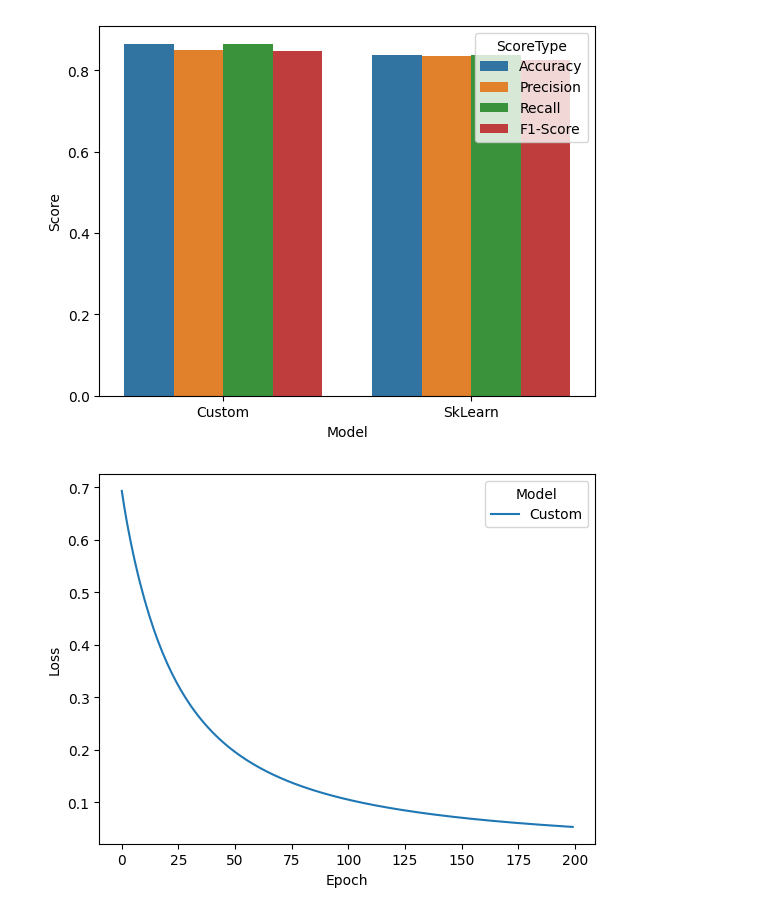
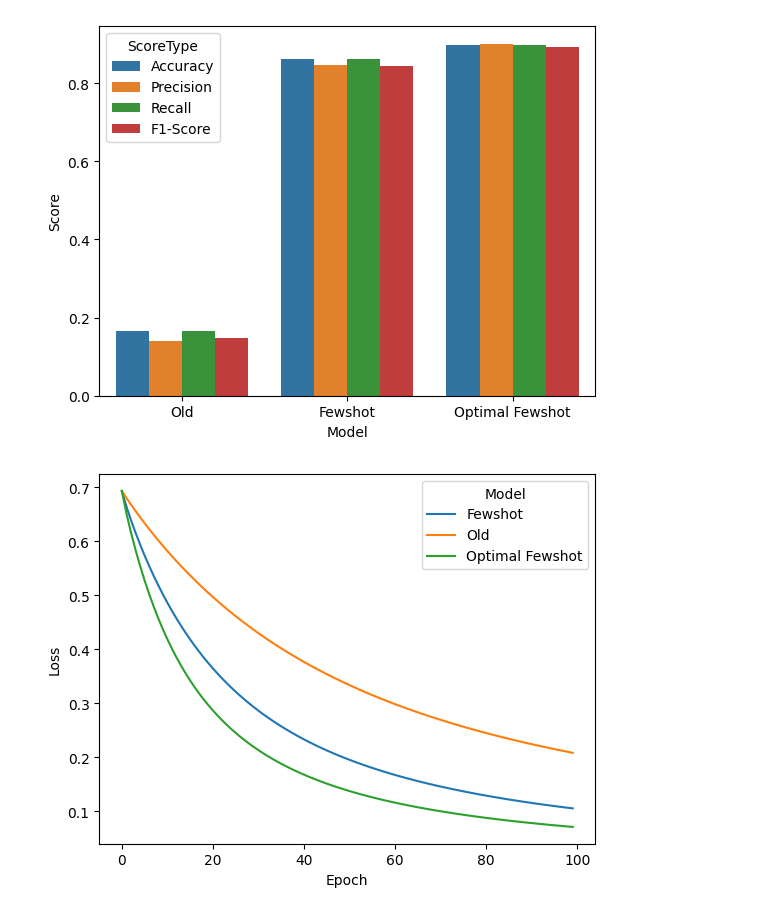
Before and after one commit to Twashi1/cw_machine_learning, a Jupyter notebook: custom_model.ipynb, the cells around one changed output. Cells and saved outputs as stored; diff of their text form; code cells hidden in the pictures.

```diff
--- a/custom_model.ipynb
+++ b/custom_model.ipynb
@@ -387,13 +362,12 @@ def compare_stats(var_name : str, var : list, stats : list, do_line_plot : bool
 
     long_df = df.melt(var_name, var_name="ScoreType", value_name="Score")
 
-    fig, ax = plt.subplots()
+    sns.barplot(long_df, x=var_name, y="Score", hue="ScoreType")
+    plt.show()
 
-    sns.barplot(long_df, x=var_name, y="Score", hue="ScoreType", ax=ax)
     if do_line_plot:
-        ax2 = ax.twinx()
-        sns.lineplot(long_df, x=var_name, y="Score", hue="ScoreType", ax=ax2)
-    plt.show()
+        sns.lineplot(long_df, x=var_name, y="Score", hue="ScoreType")
+        plt.show()
 
 def compare_loss_graph(var_name : str, var : list[str], losses : list) -> None:
     vars = []
@@ -814,9 +786,10 @@ compare_stats("Model", ["Custom", "SkLearn"], [
 #   2. allow for faster training considering the vast number of classes
 #   3. make it easier to collect data considering ideally, fewer samples will be needed for each class
 
-# Train with many more classes (TODO: ideally all)
+# Train with many more classes
 NUM_CLASSES = 100
 few_shot_data = train_test_split(NUM_CLASSES, 0.3)
+fewshot_optimal_data = train_test_split(NUM_CLASSES, 0.4)
 
 # Combine all modalities to maximise features to learn from
 combined_data_train = get_combined_data(
@@ -827,44 +800,67 @@ combined_data_train = get_combined_data(
 )
 combined_data_test = get_combined_data(
     get_data_from_train_test(few_shot_data, "Brain", "Test"),
     get_data_from_train_test(few_shot_data, "Text", "Test"),
     get_data_from_train_test(few_shot_data, "Image", "Test"),
     BRAIN_BIT | TEXT_BIT | IMAGE_BIT
 )
 combined_label_train = get_data_from_train_test(few_shot_data, "Label", "Train")
 combined_label_test = get_data_from_train_test(few_shot_data, "Label", "Test")
 
-# TODO: filter outlier instances/features
-
 # Scale features for regularization
 combined_data_train = normal_scale_features(combined_data_train)
 combined_data_test = normal_scale_features(combined_data_test)
 
+optimal_data_train = get_combined_data(
+    get_data_from_train_test(fewshot_optimal_data, "Brain", "Train"),
+    get_data_from_train_test(fewshot_optimal_data, "Text", "Train"),
+    get_data_from_train_test(fewshot_optimal_data, "Image", "Train"),
+    BRAIN_BIT | TEXT_BIT | IMAGE_BIT
+)
+optimal_data_test = get_combined_data(
+    get_data_from_train_test(fewshot_optimal_data, "Brain", "Test"),
+    get_data_from_train_test(fewshot_optimal_data, "Text", "Test"),
+    get_data_from_train_test(fewshot_optimal_data, "Image", "Test"),
+    BRAIN_BIT | TEXT_BIT | IMAGE_BIT
+)
+optimal_label_train = get_data_from_train_test(fewshot_optimal_data, "Label", "Train")
+optimal_label_test = get_data_from_train_test(fewshot_optimal_data, "Label", "Test")
+
+optimal_data_train = normal_scale_features(optimal_data_train)
+optimal_data_test = normal_scale_features(optimal_data_test)
+
+fewshot_optimal = lambda : CustomLogisticRegression(learning_rate=0.15, regularization_strength=0.0)
+optimal_ovr = OneVsRest(fewshot_optimal, NUM_CLASSES)
+
+losses_optimal = optimal_ovr.fit(optimal_data_train, optimal_label_train, epochs=100)
+optimal_predicted = optimal_ovr.predict(optimal_data_test)
+
 # High learning rate because low number of samples, and use regularization
-fewshot_model = lambda: CustomLogisticRegression(learning_rate=0.1, regularization_strength=0.0)
+fewshot_model = lambda: CustomLogisticRegression(learning_rate=0.1, regularization_strength=1.0)
 ovr = OneVsRest(fewshot_model, NUM_CLASSES)
 
 # Use a small number of epochs to counteract the number of classes, and high learning rate
-losses, log_likelihood = ovr.fit(combined_data_train, combined_label_train, epochs=200)
+losses = ovr.fit(combined_data_train, combined_label_train, epochs=100)
 custom_predicted = ovr.predict(combined_data_test)
 
 # Use SkLearn baseline model
-sklearn_model = LogisticRegression()
-sklearn_model.fit(combined_data_train, combined_label_train)
-sklearn_predicted = sklearn_model.predict(combined_data_test)
+old_model = lambda: CustomLogisticRegression(learning_rate=0.05, regularization_strength=0.0)
+old_ovr = OneVsRest(old_model, NUM_CLASSES)
+old_losses = old_ovr.fit(BASELINE_DATA_TRAIN, BASELINE_LABEL_TRAIN)
+ovr_predicted = old_ovr.predict(BASELINE_DATA_TEST)
 
-# Compare the fewshot learning paradigm to the baseline sklearn model (using combined data, TODO: could make it use worse data to make us look better)
+# Compare the fewshot learning paradigm to the baseline sklearn model (using combined data)
 custom_stats = basic_stats(combined_label_test, custom_predicted)
-sklearn_stats = basic_stats(combined_label_test, sklearn_predicted)
+baseline_stats = basic_stats(BASELINE_LABEL_TEST, ovr_predicted)
+optimal_stats = basic_stats(optimal_label_test, optimal_predicted)
 
-compare_stats("Model", ["Custom", "SkLearn"], [custom_stats, sklearn_stats], False)
-compare_loss_graph("Model", ["Custom"], [losses])
+compare_stats("Model", ["Old", "Fewshot", "Optimal Fewshot"], [baseline_stats, custom_stats, optimal_stats], False)
+compare_loss_graph("Model", ["Fewshot", "Old", "Optimal Fewshot"], [losses, old_losses, losses_optimal])
 
 # We'll modify the model in the following ways to enable this paradigm
 #   1. include L2 regularization to prevent overfitting
 #   2. combine all modalities to increase the number of features per sample, likely
 #       allowing the model to better capture the pattern of the data
-#   TODO: 3. metric-level FSL? whatever that means, does this allow for unlabelled data to be used for training?
 # %% [output]
-[figure, old version]
+[figure, new version]
-[figure, old version]
+[figure, new version]
```
Also changed, not shown: parts of 11 cells of this notebook, 4 other files.
